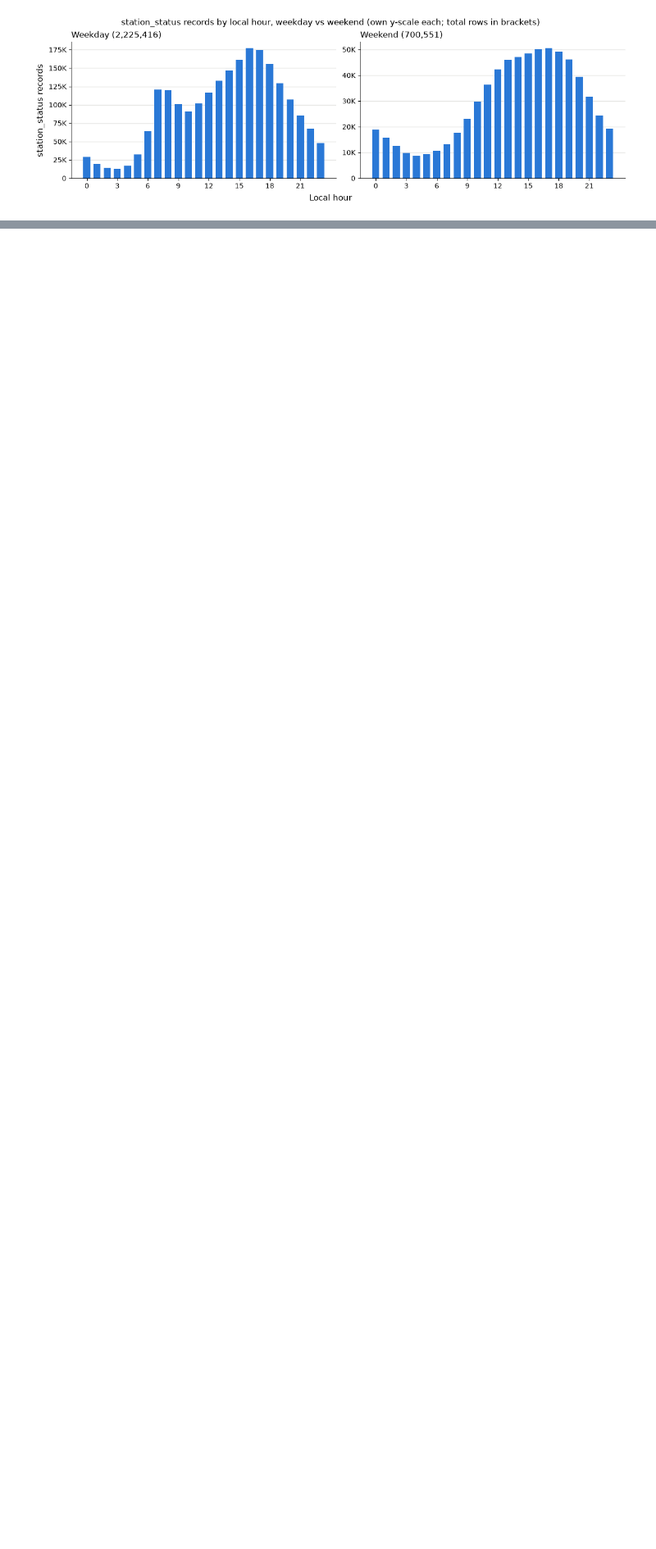
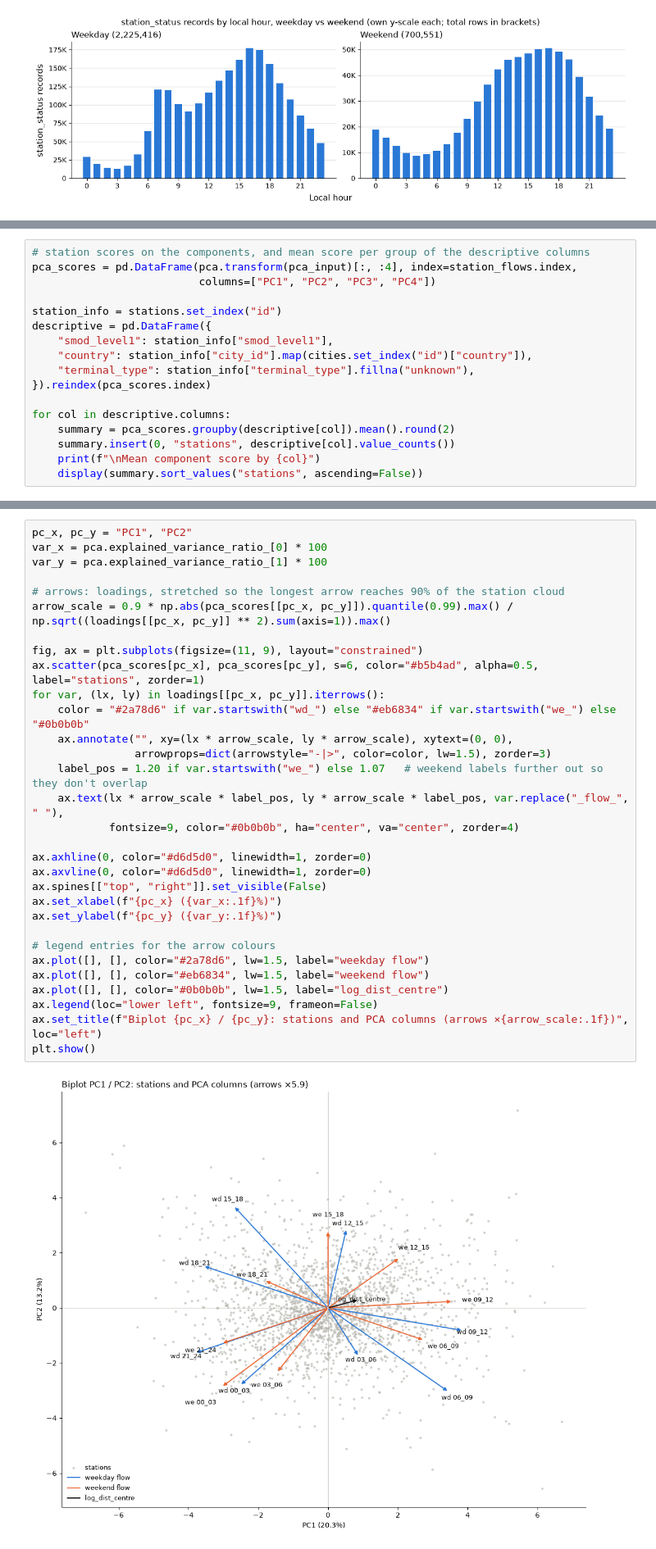
Before and after one commit to Wolf-IV/FML_Challenge_IMT_Forked, a Jupyter notebook: jayesh/stations_analysis.ipynb, the cells around one changed output, grey strips where cells are left out. Shown at 82% size. Saved outputs shown, nothing was run; the diff lists cells and outputs as text; blank space fills up the shorter version.

```diff
--- a/jayesh/stations_analysis.ipynb
+++ b/jayesh/stations_analysis.ipynb
@@ -771,0 +1245,17 @@ plt.show()
+# %%
+# station scores on the components, and mean score per group of the descriptive columns
+pca_scores = pd.DataFrame(pca.transform(pca_input)[:, :4], index=station_flows.index,
+                          columns=["PC1", "PC2", "PC3", "PC4"])
+
+station_info = stations.set_index("id")
+descriptive = pd.DataFrame({
+    "smod_level1": station_info["smod_level1"],
+    "country": station_info["city_id"].map(cities.set_index("id")["country"]),
+    "terminal_type": station_info["terminal_type"].fillna("unknown"),
+}).reindex(pca_scores.index)
+
+for col in descriptive.columns:
+    summary = pca_scores.groupby(descriptive[col]).mean().round(2)
+    summary.insert(0, "stations", descriptive[col].value_counts())
+    print(f"\nMean component score by {col}")
+    display(summary.sort_values("stations", ascending=False))
@@ -771,0 +1305,33 @@ plt.show()
+# %%
+pc_x, pc_y = "PC1", "PC2"
+var_x = pca.explained_variance_ratio_[0] * 100
+var_y = pca.explained_variance_ratio_[1] * 100
+
+# arrows: loadings, stretched so the longest arrow reaches 90% of the station cloud
+arrow_scale = 0.9 * np.abs(pca_scores[[pc_x, pc_y]]).quantile(0.99).max() / np.sqrt((loadings[[pc_x, pc_y]] ** 2).sum(axis=1)).max()
+
+fig, ax = plt.subplots(figsize=(11, 9), layout="constrained")
+ax.scatter(pca_scores[pc_x], pca_scores[pc_y], s=6, color="#b5b4ad", alpha=0.5, label="stations", zorder=1)
+for var, (lx, ly) in loadings[[pc_x, pc_y]].iterrows():
+    color = "#2a78d6" if var.startswith("wd_") else "#eb6834" if var.startswith("we_") else "#0b0b0b"
+    ax.annotate("", xy=(lx * arrow_scale, ly * arrow_scale), xytext=(0, 0),
+                arrowprops=dict(arrowstyle="-|>", color=color, lw=1.5), zorder=3)
+    label_pos = 1.20 if var.startswith("we_") else 1.07   # weekend labels further out so they don't overlap
+    ax.text(lx * arrow_scale * label_pos, ly * arrow_scale * label_pos, var.replace("_flow_", " "),
+            fontsize=9, color="#0b0b0b", ha="center", va="center", zorder=4)
+
+ax.axhline(0, color="#d6d5d0", linewidth=1, zorder=0)
+ax.axvline(0, color="#d6d5d0", linewidth=1, zorder=0)
+ax.spines[["top", "right"]].set_visible(False)
+ax.set_xlabel(f"{pc_x} ({var_x:.1f}%)")
+ax.set_ylabel(f"{pc_y} ({var_y:.1f}%)")
+
+# legend entries for the arrow colours
+ax.plot([], [], color="#2a78d6", lw=1.5, label="weekday flow")
+ax.plot([], [], color="#eb6834", lw=1.5, label="weekend flow")
+ax.plot([], [], color="#0b0b0b", lw=1.5, label="log_dist_centre")
+ax.legend(loc="lower left", fontsize=9, frameon=False)
+ax.set_title(f"Biplot {pc_x} / {pc_y}: stations and PCA columns (arrows ×{arrow_scale:.1f})", loc="left")
+plt.show()
+# %% [output]
+[figure, added]
```
Also changed, not shown: parts of 70 cells of this notebook.
